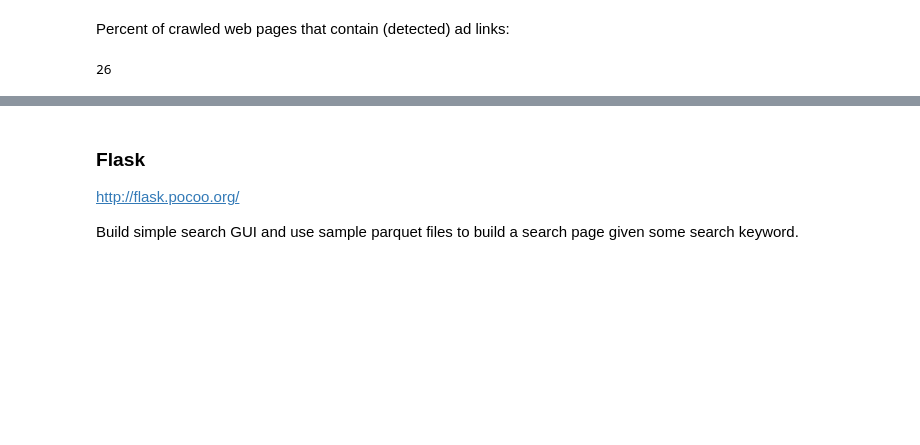
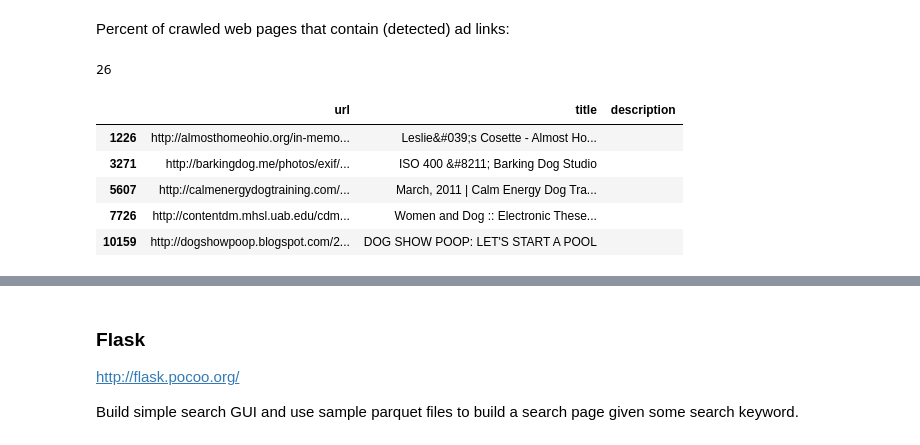
Before and after one commit to lxu213/ad-free-search-engine, a Jupyter notebook: cc_notes.ipynb, the cells around one changed output, grey strips where cells are left out. Drawn from its saved outputs; the diff is of its cells as text; code cells hidden in the pictures; blank space fills up the shorter version.

```diff
--- a/cc_notes.ipynb
+++ b/cc_notes.ipynb
@@ -282,0 +334,4 @@ Percent of crawled web pages that contain (detected) ad links:
+# %%
+# WAT
+PQPATH='/Users/lxu213/data/ad-free-search-engine/spark-warehouse/output_wat/part-00000-34ccb7a1-4cbe-413d-bb91-165ea931b1f8-c000.snappy.parquet'
+WAT = pq.read_table(PQPATH, nthreads=4).to_pandas()
@@ -282,0 +342,9 @@ Percent of crawled web pages that contain (detected) ad links:
+# %%
+WAT[['url','title','description']].loc[WAT['keywords']=='dog'][:5]
+# %% [output]
+|  | url | title | description |
+| 1226 | http://almosthomeohio.org/in-memo... | Leslie&#039;s Cosette - Almost Ho... |  |
+| 3271 | http://barkingdog.me/photos/exif/... | ISO 400 &#8211; Barking Dog Studio |  |
+| 5607 | http://calmenergydogtraining.com/... | March, 2011 | Calm Energy Dog Tra... |  |
+| 7726 | http://contentdm.mhsl.uab.edu/cdm... | Women and Dog :: Electronic These... |  |
+| 10159 | http://dogshowpoop.blogspot.com/2... | DOG SHOW POOP: LET'S START A POOL |  |
```
Also changed, not shown: parts of 6 cells of this notebook, 13 other files.
